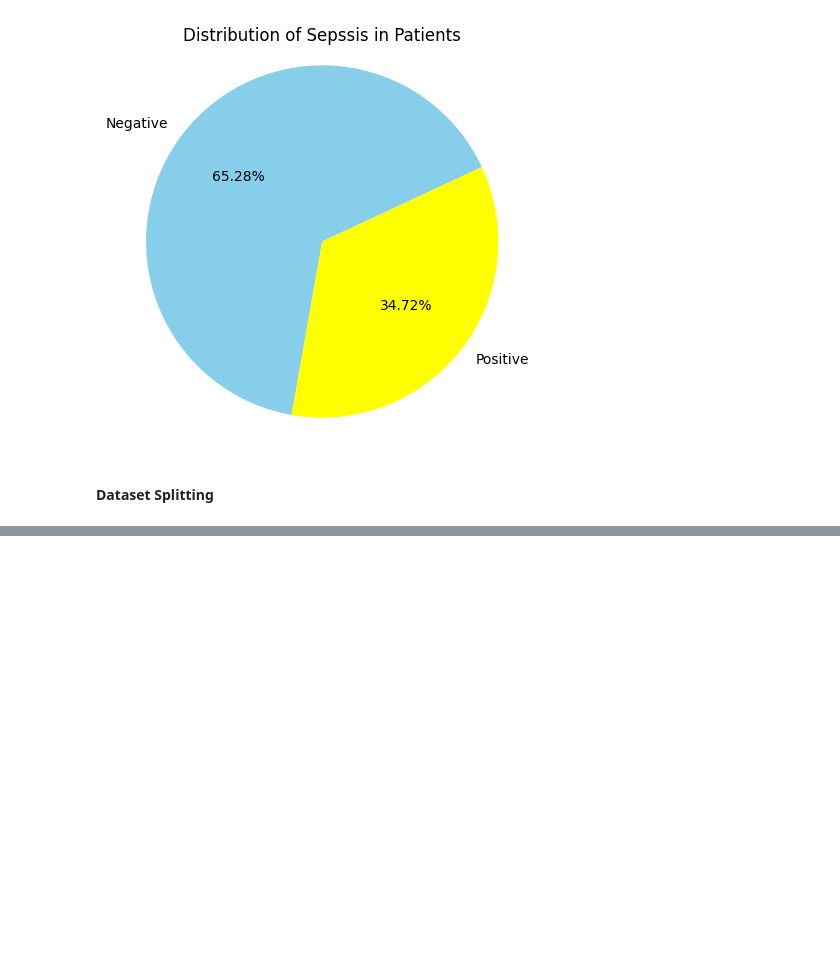
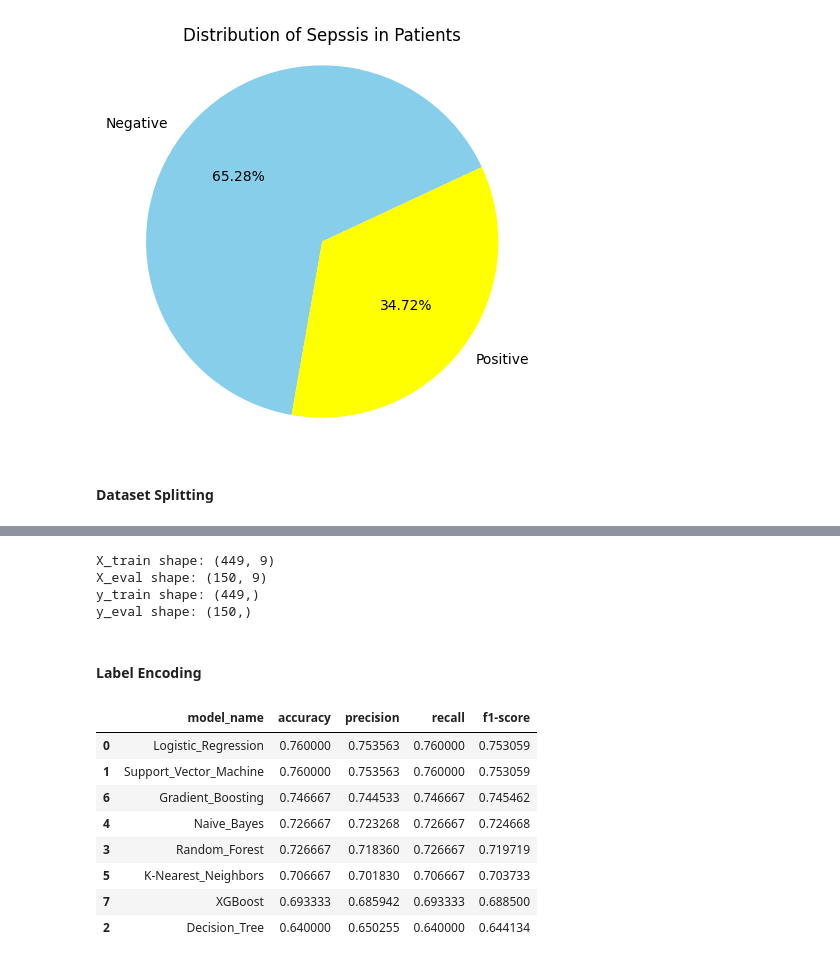
Before and after one commit to damzking/sepsissprediction2, a Jupyter notebook: dev/API_App.ipynb, the cells around one changed output, grey strips where cells are left out. Saved outputs shown, nothing was run; the diff lists cells and outputs as text; code cells hidden in the pictures; blank space fills up the shorter version.

Commit message:
at model tuning

```diff
--- a/dev/API_App.ipynb
+++ b/dev/API_App.ipynb
@@ -218,0 +294,18 @@ plt.show()
+# %%
+# Splitting the data into training and evaluation sets for both features and labels
+X_train, X_eval, y_train, y_eval = train_test_split(X, y, test_size=0.25, random_state=5, stratify=y)
+# %%
+print(f'X_train shape: {X_train.shape}\nX_eval shape: {X_eval.shape}\ny_train shape: {y_train.shape}\ny_eval shape: {y_eval.shape}')
+# %% [output]
+X_train shape: (449, 9)
+X_eval shape: (150, 9)
+y_train shape: (449,)
+y_eval shape: (150,)
+# %% [markdown]
+#### Label Encoding
+# %%
+#Encoding dependent variables
+encoder=LabelEncoder()
+
+y_train_encode=encoder.fit_transform(y_train)
+y_eval_encode=encoder.transform(y_eval)
@@ -218,0 +325,47 @@ plt.show()
+# %%
+models={}
+models['Logistic_Regression']= LogisticRegression(random_state=5)
+models['Support_Vector_Machine']= LinearSVC(random_state=5)
+models['Decision_Tree']= DecisionTreeClassifier(random_state=5)
+models['Random_Forest']= RandomForestClassifier(random_state=5)
+models['Naive_Bayes']= GaussianNB()
+models['K-Nearest_Neighbors']= KNeighborsClassifier()
+models['Gradient_Boosting']= GradientBoostingClassifier(random_state=5)
+models['XGBoost']= XGBClassifier(random_state=5)
+# %%
+# Creating Pipeline
+
+all_pipelines_unbalanced = {}
+metric_table_unbalanced = pd.DataFrame(columns=['model_name', 'accuracy', 'precision', 'recall', 'f1-score'])
+
+for model_name, classifier in models.items():
+    unbalanced_pipeline = Pipeline(steps=[
+        ('preprocessor', preprocessor),
+        ('classifier', classifier)
+    ])
+
+    unbalanced_pipeline.fit(X_train, y_train_encode)
+    all_pipelines_unbalanced[model_name] = unbalanced_pipeline
+
+    y_pred=unbalanced_pipeline.predict(X_eval)
+
+    metrics= classification_report(y_eval_encode, y_pred, output_dict=True)
+
+    accuracy=metrics['accuracy']
+    precision=metrics['weighted avg']['precision']
+    recall=metrics['weighted avg']['recall']
+    f1_score=metrics['weighted avg']['f1-score']
+
+    metric_table_unbalanced.loc[len(metric_table_unbalanced)]=[model_name, accuracy, precision, recall, f1_score]
+
+metric_table_unbalanced.sort_values(by='f1-score', ascending=False)
+# %% [output]
+|  | model_name | accuracy | precision | recall | f1-score |
+| 0 | Logistic_Regression | 0.760000 | 0.753563 | 0.760000 | 0.753059 |
+| 1 | Support_Vector_Machine | 0.760000 | 0.753563 | 0.760000 | 0.753059 |
+| 6 | Gradient_Boosting | 0.746667 | 0.744533 | 0.746667 | 0.745462 |
+| 4 | Naive_Bayes | 0.726667 | 0.723268 | 0.726667 | 0.724668 |
+| 3 | Random_Forest | 0.726667 | 0.718360 | 0.726667 | 0.719719 |
+| 5 | K-Nearest_Neighbors | 0.706667 | 0.701830 | 0.706667 | 0.703733 |
+| 7 | XGBoost | 0.693333 | 0.685942 | 0.693333 | 0.688500 |
+| 2 | Decision_Tree | 0.640000 | 0.650255 | 0.640000 | 0.644134 |
```
Also changed, not shown: parts of 7 cells of this notebook.
